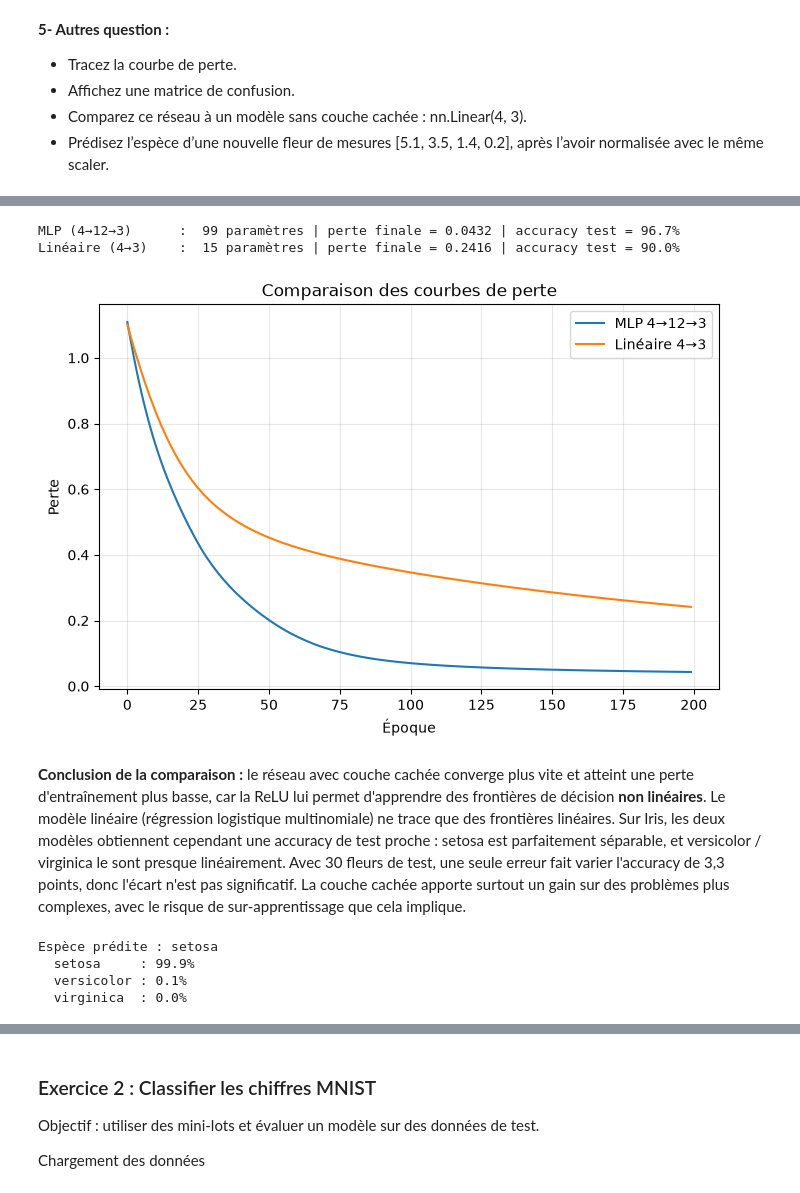
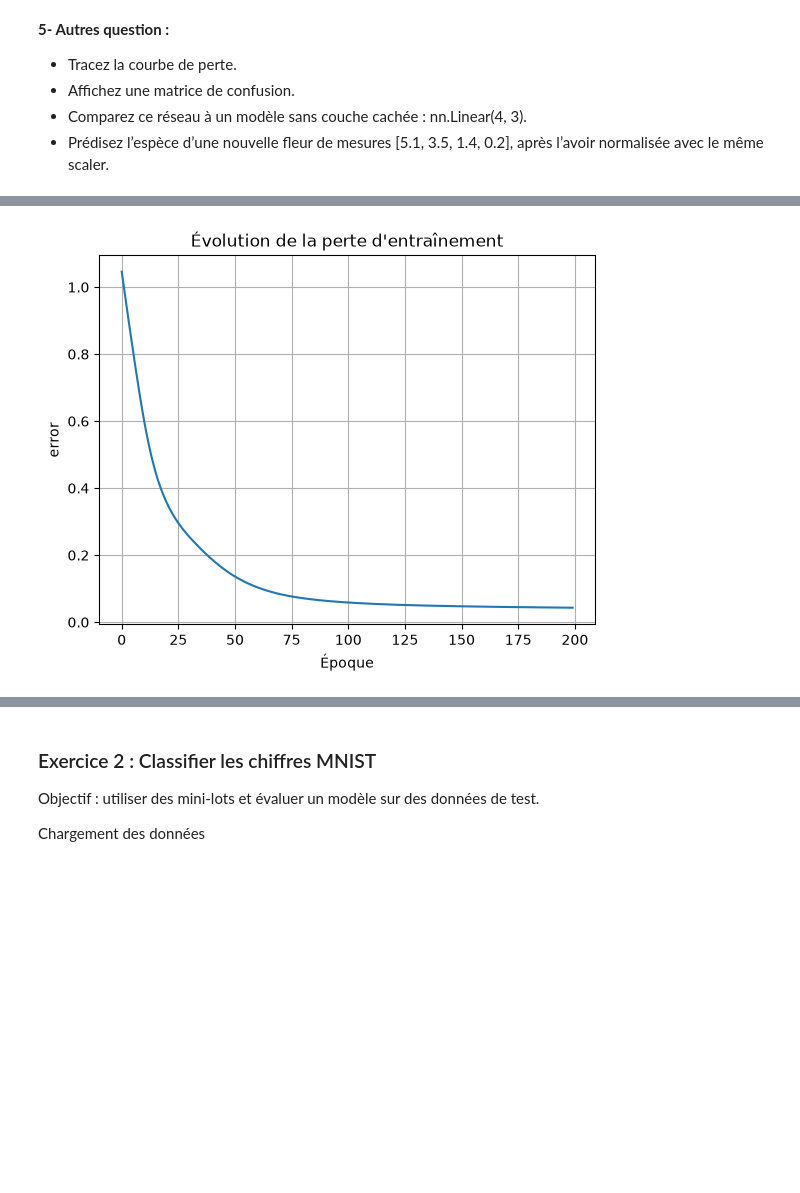
Before and after one commit to FukkaTsu00/IA_Generative__TPs, a Jupyter notebook: Tp1/Activité pratique Bases de Pytorch.ipynb, the cells around one changed output, grey strips where cells are left out. Drawn from its saved outputs; the diff is of its cells as text; code cells hidden in the pictures; blank space fills up the shorter version.

```diff
--- a/Tp1/Activité pratique Bases de Pytorch .ipynb
+++ b/Tp1/Activité pratique Bases de Pytorch.ipynb
@@ -1088,3 +983,12 @@ optimizer = torch.optim.Adam(model.parameters(), lr=0.01)
+# %%
+model = nn.Sequential(
+    nn.Linear(4, 16),
+    nn.ReLU(),
+    nn.Linear(16, 3)
+)
+
+criterion = nn.CrossEntropyLoss()
+optimizer = torch.optim.Adam(model.parameters(), lr=0.01)
 # %% [markdown]
 Attention : n’ajoutez pas de Softmax à la sortie. CrossEntropyLoss attend directement les scores bruts, appelés logits.
 # %% [markdown]
@@ -1177,61 +1059,0 @@ disp.plot()
-# %%
-# Comparaison avec un modèle sans couche cachée : nn.Linear(4, 3)
-torch.manual_seed(42)
-model_lineaire = nn.Linear(4, 3)
-optimizer_lin = torch.optim.Adam(model_lineaire.parameters(), lr=0.01)
-
-losses_lin = []
-model_lineaire.train()
-for epoch in range(epochs):
-    optimizer_lin.zero_grad()
-    loss_lin = criterion(model_lineaire(X_train), y_train)
-    loss_lin.backward()
-    optimizer_lin.step()
-    losses_lin.append(loss_lin.item())
-
-model_lineaire.eval()
-with torch.no_grad():
-    acc_lin = (model_lineaire(X_test).argmax(dim=1) == y_test).float().mean().item()
-
-n_params_mlp = sum(p.numel() for p in model.parameters())
-n_params_lin = sum(p.numel() for p in model_lineaire.parameters())
-
-print(f"MLP (4→12→3)      : {n_params_mlp:3d} paramètres | perte finale = {losses[-1]:.4f} | accuracy test = {accuracy.item():.1%}")
-print(f"Linéaire (4→3)    : {n_params_lin:3d} paramètres | perte finale = {losses_lin[-1]:.4f} | accuracy test = {acc_lin:.1%}")
-
-plt.figure(figsize=(8, 5))
-plt.plot(losses, label="MLP 4→12→3")
-plt.plot(losses_lin, label="Linéaire 4→3")
-plt.xlabel("Époque")
-plt.ylabel("Perte")
-plt.title("Comparaison des courbes de perte")
-plt.legend()
-plt.grid(True, alpha=0.3)
-plt.show()
-# %% [output]
-MLP (4→12→3)      :  99 paramètres | perte finale = 0.0432 | accuracy test = 96.7%
-Linéaire (4→3)    :  15 paramètres | perte finale = 0.2416 | accuracy test = 90.0%
-[figure, removed]
-# %% [markdown]
-**Conclusion de la comparaison :** le réseau avec couche cachée converge plus vite et atteint une perte d'entraînement plus basse, car la ReLU lui permet d'apprendre des frontières de décision **non linéaires**. Le modèle linéaire (régression logistique multinomiale) ne trace que des frontières linéaires. Sur Iris, les deux modèles obtiennent cependant une accuracy de test proche : setosa est parfaitement séparable, et versicolor / virginica le sont presque linéairement. Avec 30 fleurs de test, une seule erreur fait varier l'accuracy de 3,3 points, donc l'écart n'est pas significatif. La couche cachée apporte surtout un gain sur des problèmes plus complexes, avec le risque de sur‑apprentissage que cela implique.
-# %%
-# Prédire l'espèce d'une nouvelle fleur
-nouvelle_fleur = [[5.1, 3.5, 1.4, 0.2]]
-
-# Même normalisation que pour l'entraînement (transform, pas fit_transform)
-nouvelle_fleur_norm = torch.tensor(scaler.transform(nouvelle_fleur), dtype=torch.float32)
-
-model.eval()
-with torch.no_grad():
-    logits_fleur = model(nouvelle_fleur_norm)
-    probas = torch.softmax(logits_fleur, dim=1).squeeze()   # softmax uniquement pour l'affichage
-    classe = logits_fleur.argmax(dim=1).item()
-
-print("Espèce prédite :", iris.target_names[classe])
-for nom, p in zip(iris.target_names, probas):
-    print(f"  {nom:<11s}: {p.item():.1%}")
-# %% [output]
-Espèce prédite : setosa
-  setosa     : 99.9%
-  versicolor : 0.1%
-  virginica  : 0.0%
@@ -1237,0 +1062,9 @@ Espèce prédite : setosa
+# %%
+plt.plot(losses)
+plt.xlabel("Époque")
+plt.ylabel("error")
+plt.title("Évolution de la perte d'entraînement")
+plt.grid()
+plt.show()
+# %% [output]
+[figure, added]
```
Also changed, not shown: parts of 79 cells of this notebook, 27 other files.
